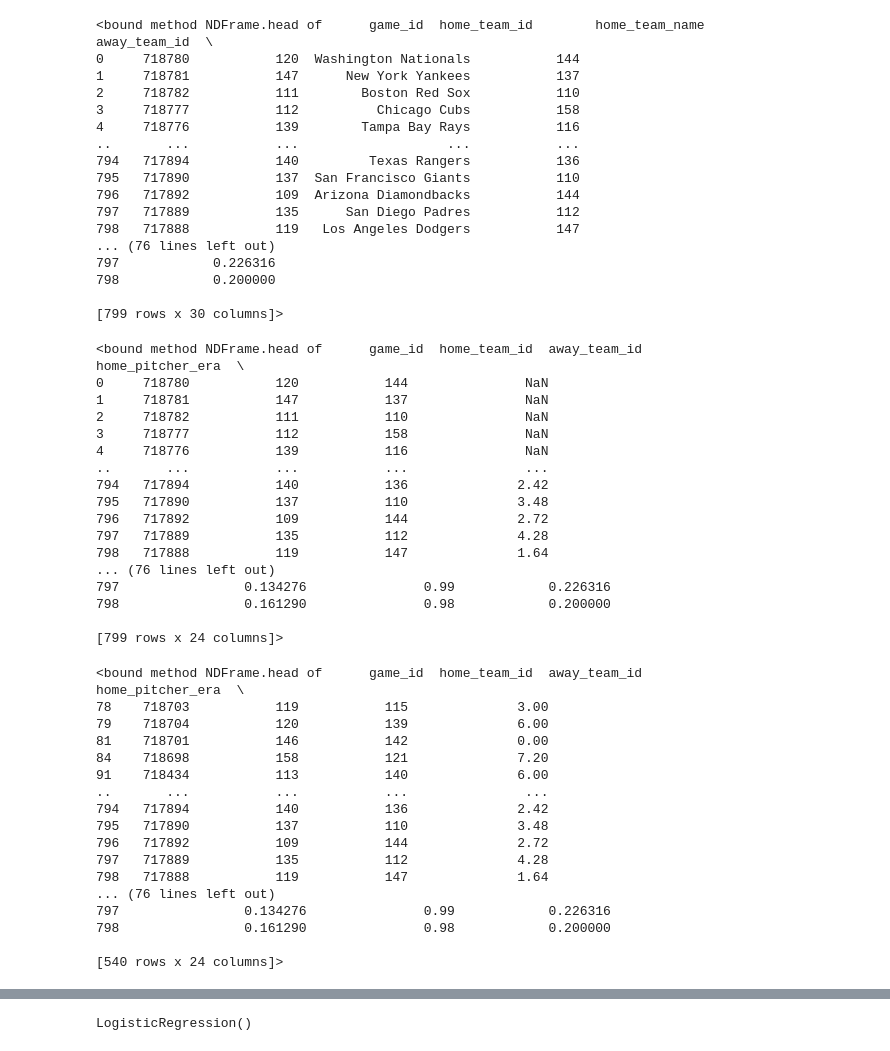
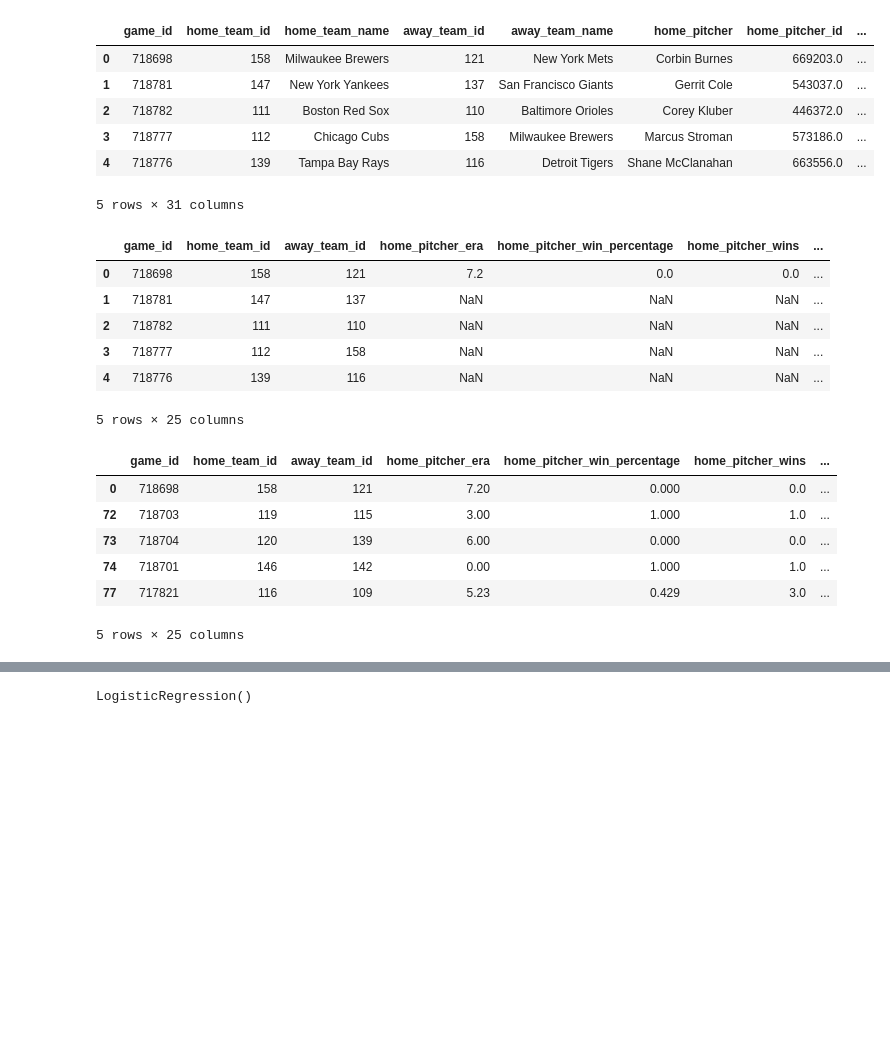
Before and after one commit to straslerj/mlb-win-predictor, a Jupyter notebook: models/all-stats-model.ipynb, the cells around one changed output, grey strips where cells are left out. Saved outputs shown, nothing was run; the diff lists cells and outputs as text; code cells hidden in the pictures; blank space fills up the shorter version.

```diff
--- a/models/all-stats-model.ipynb
+++ b/models/all-stats-model.ipynb
@@ -38,25 +38,15 @@ column_names = [desc[0] for desc in cursor.description]
 # %%
 df = pd.DataFrame(rows, columns=column_names)
 
-print(df.head)
+df.head()
 # %% [output]
+|  | game_id | home_team_id | home_team_name | away_team_id | away_team_name | home_pitcher | home_pitcher_id | ... |
+| 0 | 718698 | 158 | Milwaukee Brewers | 121 | New York Mets | Corbin Burnes | 669203.0 | ... |
+| 1 | 718781 | 147 | New York Yankees | 137 | San Francisco Giants | Gerrit Cole | 543037.0 | ... |
+| 2 | 718782 | 111 | Boston Red Sox | 110 | Baltimore Orioles | Corey Kluber | 446372.0 | ... |
+| 3 | 718777 | 112 | Chicago Cubs | 158 | Milwaukee Brewers | Marcus Stroman | 573186.0 | ... |
+| 4 | 718776 | 139 | Tampa Bay Rays | 116 | Detroit Tigers | Shane McClanahan | 663556.0 | ... |
-<bound method NDFrame.head of      game_id  home_team_id        home_team_name  away_team_id  \
-0     718780           120  Washington Nationals           144
-1     718781           147      New York Yankees           137
-2     718782           111        Boston Red Sox           110
-3     718777           112          Chicago Cubs           158
-4     718776           139        Tampa Bay Rays           116
-..       ...           ...                   ...           ...
-794   717894           140         Texas Rangers           136
-795   717890           137  San Francisco Giants           110
-796   717892           109  Arizona Diamondbacks           144
-797   717889           135      San Diego Padres           112
-798   717888           119   Los Angeles Dodgers           147
-... (76 lines left out)
-797            0.226316
-798            0.200000
-
-[799 rows x 30 columns]>
+5 rows × 31 columns
 # %%
 columns_to_remove = [
     "home_team_name",
@@ -69,47 +59,27 @@ columns_to_remove = [
 
 df = df.drop(columns=columns_to_remove)
 
-print(df.head)
+df.head()
 # %% [output]
+|  | game_id | home_team_id | away_team_id | home_pitcher_era | home_pitcher_win_percentage | home_pitcher_wins | ... |
+| 0 | 718698 | 158 | 121 | 7.2 | 0.0 | 0.0 | ... |
+| 1 | 718781 | 147 | 137 | NaN | NaN | NaN | ... |
+| 2 | 718782 | 111 | 110 | NaN | NaN | NaN | ... |
+| 3 | 718777 | 112 | 158 | NaN | NaN | NaN | ... |
+| 4 | 718776 | 139 | 116 | NaN | NaN | NaN | ... |
-<bound method NDFrame.head of      game_id  home_team_id  away_team_id  home_pitcher_era  \
-0     718780           120           144               NaN
-1     718781           147           137               NaN
-2     718782           111           110               NaN
-3     718777           112           158               NaN
-4     718776           139           116               NaN
-..       ...           ...           ...               ...
-794   717894           140           136              2.42
-795   717890           137           110              3.48
-796   717892           109           144              2.72
-797   717889           135           112              4.28
-798   717888           119           147              1.64
-... (76 lines left out)
-797                0.134276               0.99            0.226316
-798                0.161290               0.98            0.200000
-
-[799 rows x 24 columns]>
+5 rows × 25 columns
 # %%
 df = df.dropna()
 
-print(df.head)
+df.head()
 # %% [output]
+|  | game_id | home_team_id | away_team_id | home_pitcher_era | home_pitcher_win_percentage | home_pitcher_wins | ... |
+| 0 | 718698 | 158 | 121 | 7.20 | 0.000 | 0.0 | ... |
+| 72 | 718703 | 119 | 115 | 3.00 | 1.000 | 1.0 | ... |
+| 73 | 718704 | 120 | 139 | 6.00 | 0.000 | 0.0 | ... |
+| 74 | 718701 | 146 | 142 | 0.00 | 1.000 | 1.0 | ... |
+| 77 | 717821 | 116 | 109 | 5.23 | 0.429 | 3.0 | ... |
-<bound method NDFrame.head of      game_id  home_team_id  away_team_id  home_pitcher_era  \
-78    718703           119           115              3.00
-79    718704           120           139              6.00
-81    718701           146           142              0.00
-84    718698           158           121              7.20
-91    718434           113           140              6.00
-..       ...           ...           ...               ...
-794   717894           140           136              2.42
-795   717890           137           110              3.48
-796   717892           109           144              2.72
-797   717889           135           112              4.28
-798   717888           119           147              1.64
-... (76 lines left out)
-797                0.134276               0.99            0.226316
-798                0.161290               0.98            0.200000
-
-[540 rows x 24 columns]>
+5 rows × 25 columns
 # %%
 df.columns
 # %% [output]
```
Also changed, not shown: parts of 6 cells of this notebook, 4 other files.
